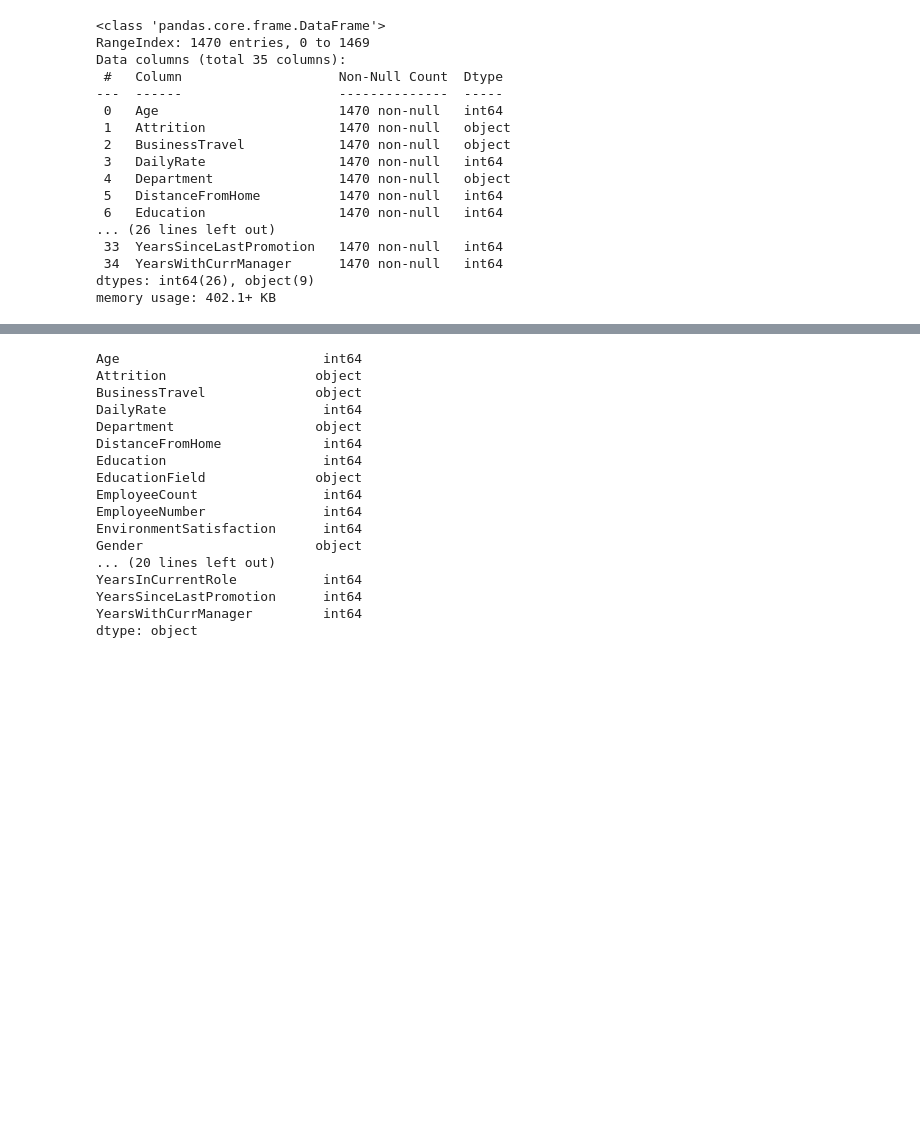
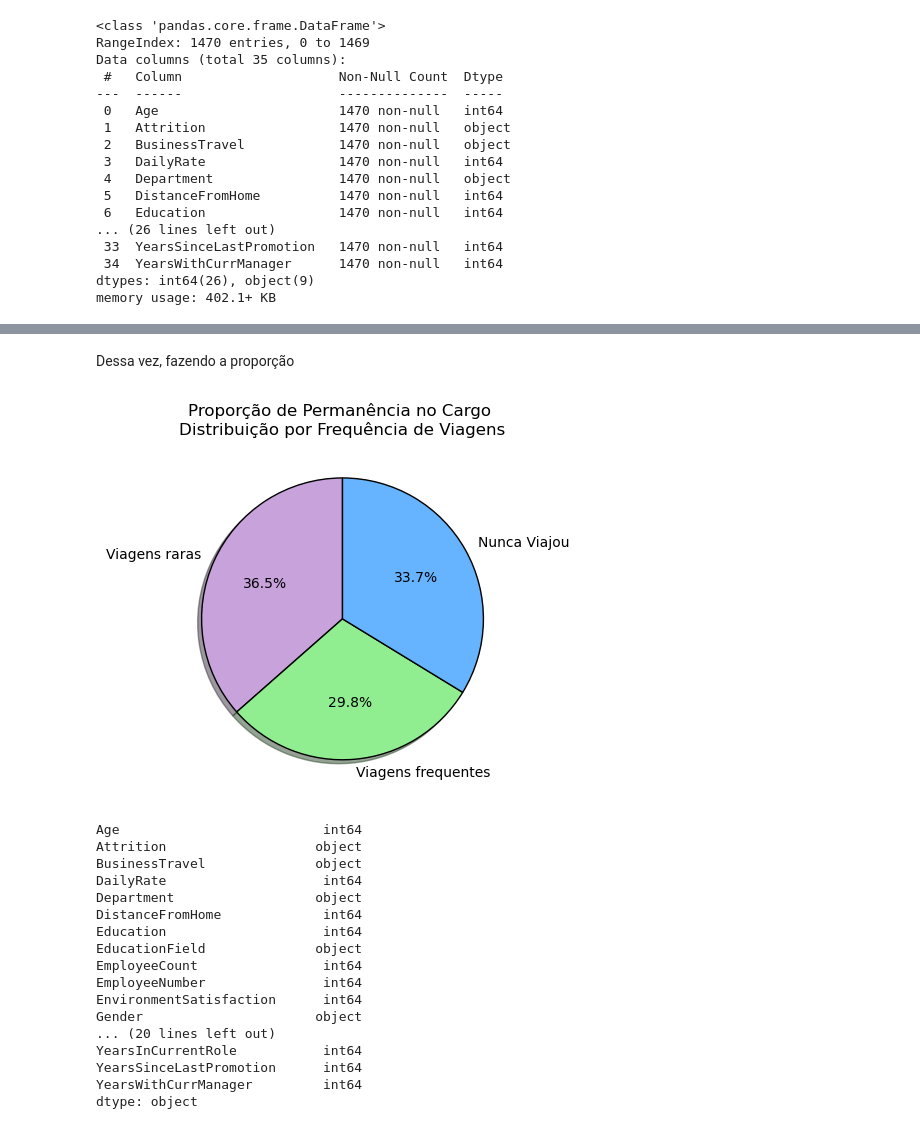
Before and after one commit to prazeresmath/maitha-trainees, a Jupyter notebook: marina.ipynb, the cells around one changed output, grey strips where cells are left out. Cells and saved outputs as stored; diff of their text form; code cells hidden in the pictures; blank space fills up the shorter version.

```diff
--- a/marina.ipynb
+++ b/marina.ipynb
@@ -64,3 +156,33 @@ memory usage: 402.1+ KB
+# %% [markdown]
+Dessa vez, fazendo a proporção
+# %%
+# contagem total de funcionários por categoria de viagens
+contagem_total = df.groupby('BusinessTravel')['Attrition'].count()
+
+# contagens dos que ficaram no cargo
+ficou_no_cargo = contagem_attrition.xs('No', level='Attrition')
+
+# calculo da proporção dos que ficaram no cargo em cada categoria
+proporcao_ficou = ficou_no_cargo / contagem_total
+
+colors = ['#C8A2DB', '#90EE90', '#66B3FF']
+
+plt.figure(figsize=(10, 5))
+plt.subplot(1, 2, 1)
+plt.pie(proporcao_ficou,
+        labels=['Viagens raras', 'Viagens frequentes', 'Nunca Viajou'],
+        colors=colors,
+        autopct='%1.1f%%',
+        startangle=90,
+        wedgeprops={'edgecolor': 'black'},
+        shadow=True)
+plt.title('Proporção de Permanência no Cargo \nDistribuição por Frequência de Viagens')
+
+# Salvar e mostrar o gráfico
+plt.savefig('separacao_por_viagem.png')
+plt.show()
+# %% [output]
+[figure, added]
 # %%
 df.dtypes
 # %% [output]
```
Also changed, not shown: parts of 12 cells of this notebook, 1 other file.
